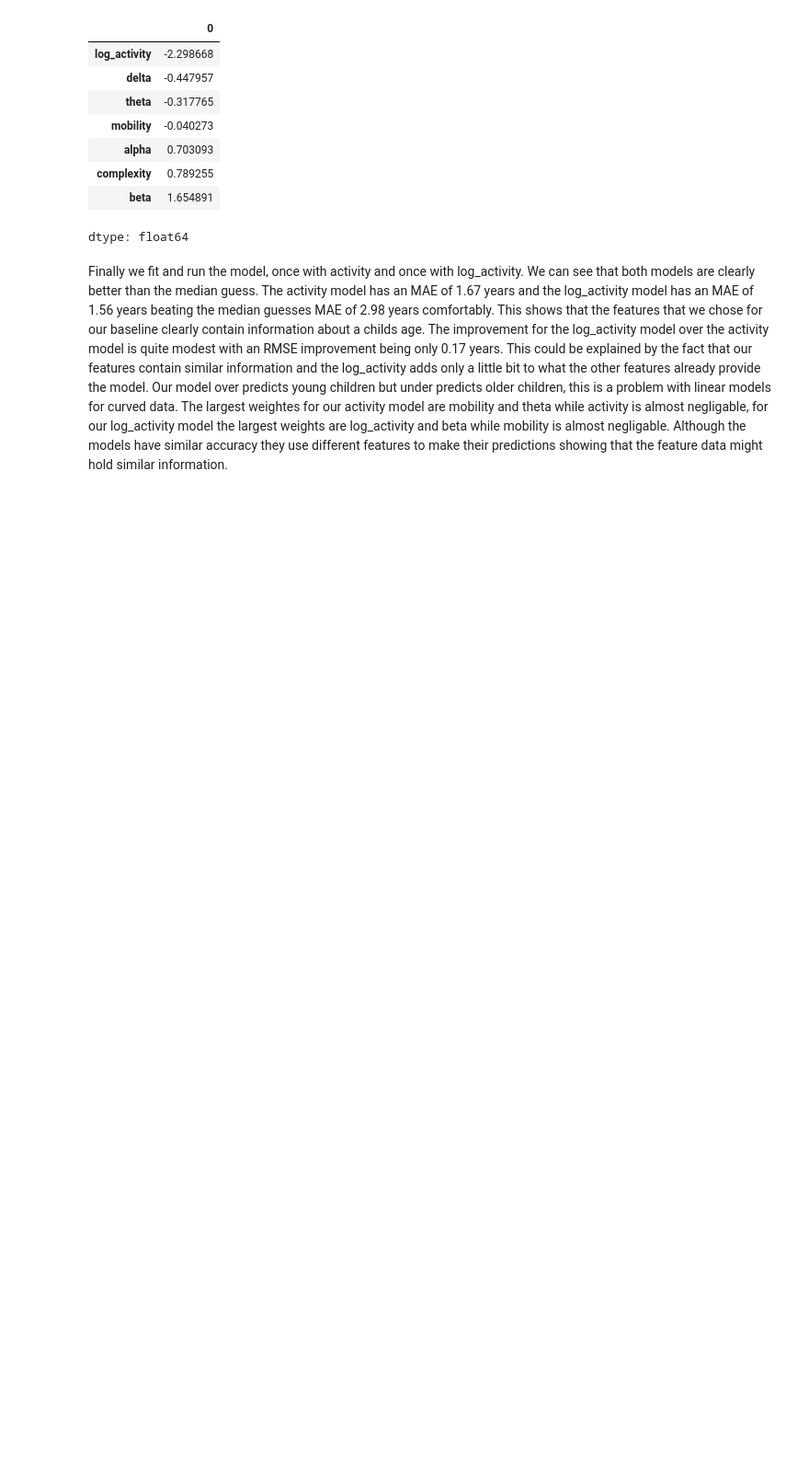
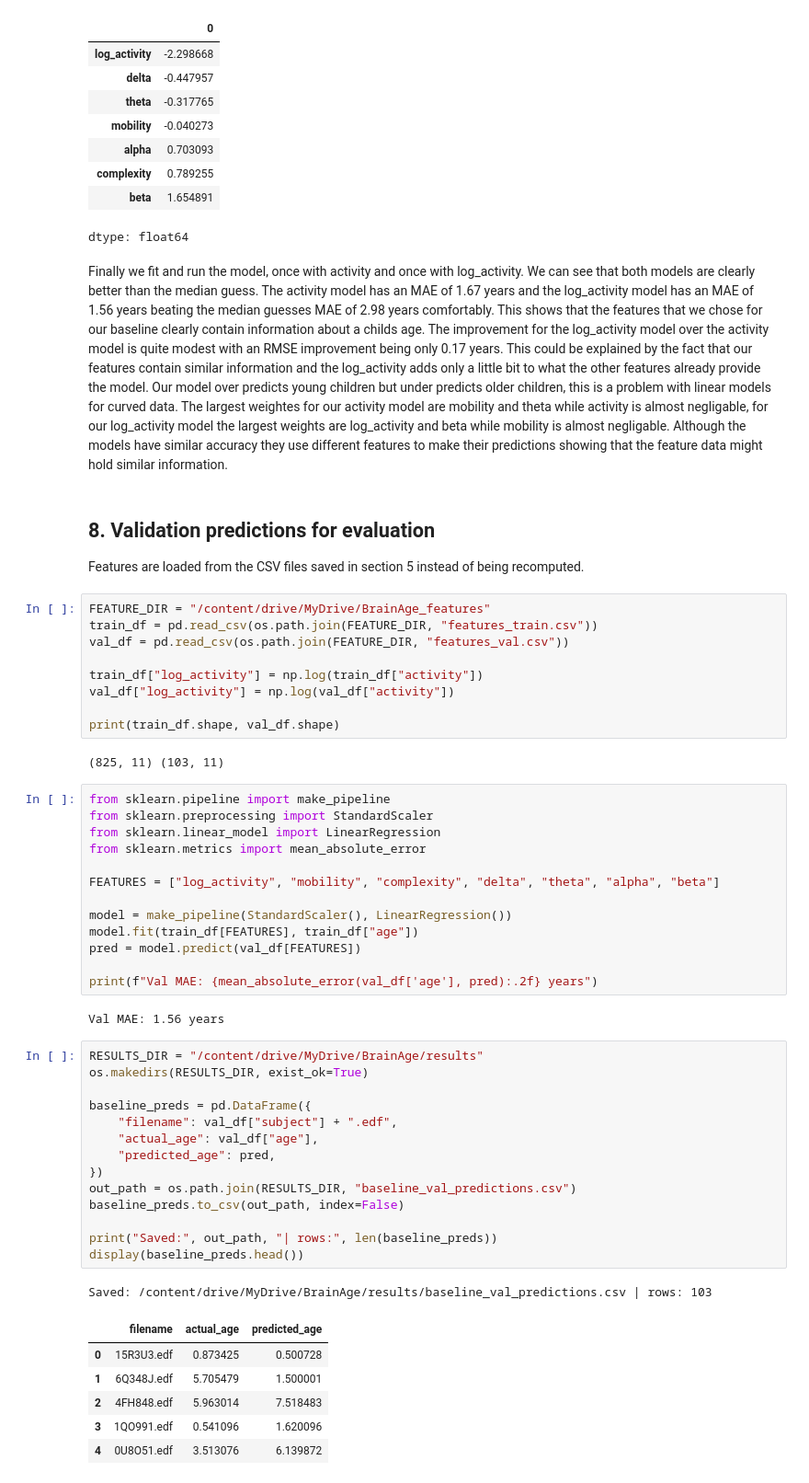
Before and after one commit to hilduAgl/brain-age-eeg, a Jupyter notebook: notebooks/baseline.ipynb, the cells around one changed output. Shown at 92% size. Saved outputs shown, nothing was run; the diff lists cells and outputs as text; blank space fills up the shorter version.

```diff
--- a/notebooks/baseline.ipynb
+++ b/notebooks/baseline.ipynb
@@ -323,3 +321,55 @@ Constant (median)  val MAE: 2.98 years
 dtype: float64
 # %% [markdown]
 Finally we fit and run the model, once with activity and once with log_activity. We can see that both models are clearly better than the median guess. The activity model has an MAE of 1.67 years and the log_activity model has an MAE of 1.56 years beating the median guesses MAE of 2.98 years comfortably. This shows that the features that we chose for our baseline clearly contain information about a childs age. The improvement for the log_activity model over the activity model is quite modest with an RMSE improvement being only 0.17 years. This could be explained by the fact that our features contain similar information and the log_activity adds only a little bit to what the other features already provide the model. Our model over predicts young children but under predicts older children, this is a problem with linear models for curved data. The largest weightes for our activity model are mobility and theta while activity is almost negligable, for our log_activity model the largest weights are log_activity and beta while mobility is almost negligable. Although the models have similar accuracy they use different features to make their predictions showing that the feature data might hold similar information.
+# %% [markdown]
+## 8. Validation predictions for evaluation
+
+Features are loaded from the CSV files saved in section 5 instead of being recomputed.
+# %%
+FEATURE_DIR = "/content/drive/MyDrive/BrainAge_features"
+train_df = pd.read_csv(os.path.join(FEATURE_DIR, "features_train.csv"))
+val_df = pd.read_csv(os.path.join(FEATURE_DIR, "features_val.csv"))
+
+train_df["log_activity"] = np.log(train_df["activity"])
+val_df["log_activity"] = np.log(val_df["activity"])
+
+print(train_df.shape, val_df.shape)
+# %% [output]
+(825, 11) (103, 11)
+# %%
+from sklearn.pipeline import make_pipeline
+from sklearn.preprocessing import StandardScaler
+from sklearn.linear_model import LinearRegression
+from sklearn.metrics import mean_absolute_error
+
+FEATURES = ["log_activity", "mobility", "complexity", "delta", "theta", "alpha", "beta"]
+
+model = make_pipeline(StandardScaler(), LinearRegression())
+model.fit(train_df[FEATURES], train_df["age"])
+pred = model.predict(val_df[FEATURES])
+
+print(f"Val MAE: {mean_absolute_error(val_df['age'], pred):.2f} years")
+# %% [output]
+Val MAE: 1.56 years
+# %%
+RESULTS_DIR = "/content/drive/MyDrive/BrainAge/results"
+os.makedirs(RESULTS_DIR, exist_ok=True)
+
+baseline_preds = pd.DataFrame({
+    "filename": val_df["subject"] + ".edf",
+    "actual_age": val_df["age"],
+    "predicted_age": pred,
+})
+out_path = os.path.join(RESULTS_DIR, "baseline_val_predictions.csv")
+baseline_preds.to_csv(out_path, index=False)
+
+print("Saved:", out_path, "| rows:", len(baseline_preds))
+display(baseline_preds.head())
+# %% [output]
+Saved: /content/drive/MyDrive/BrainAge/results/baseline_val_predictions.csv | rows: 103
+|  | filename | actual_age | predicted_age |
+| 0 | 15R3U3.edf | 0.873425 | 0.500728 |
+| 1 | 6Q348J.edf | 5.705479 | 1.500001 |
+| 2 | 4FH848.edf | 5.963014 | 7.518483 |
+| 3 | 1QO991.edf | 0.541096 | 1.620096 |
+| 4 | 0U8O51.edf | 3.513076 | 6.139872 |
```
Also changed, not shown: parts of 8 cells of this notebook.
